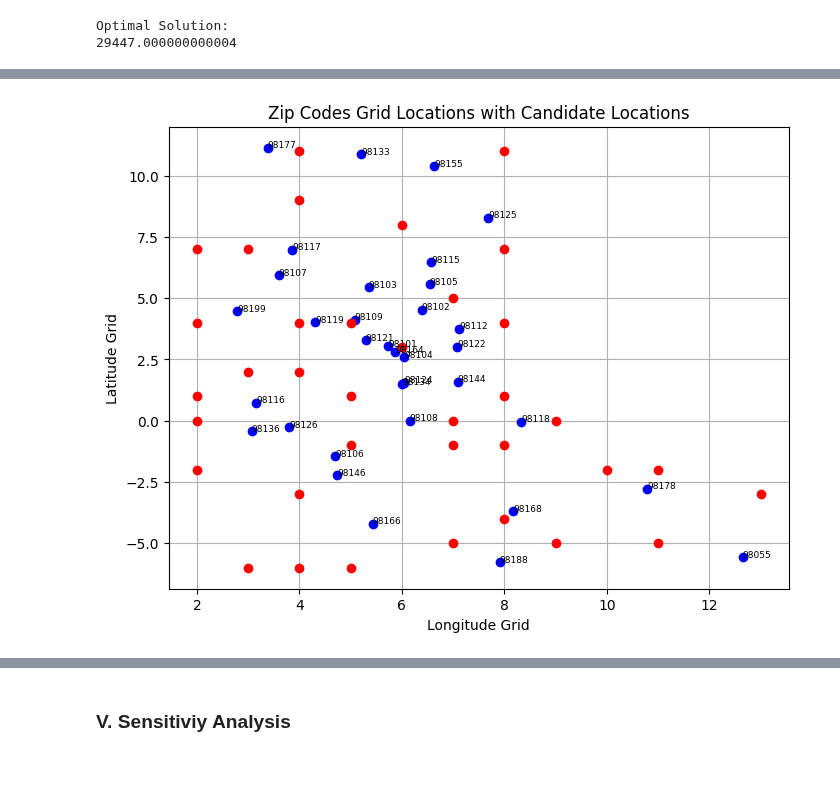
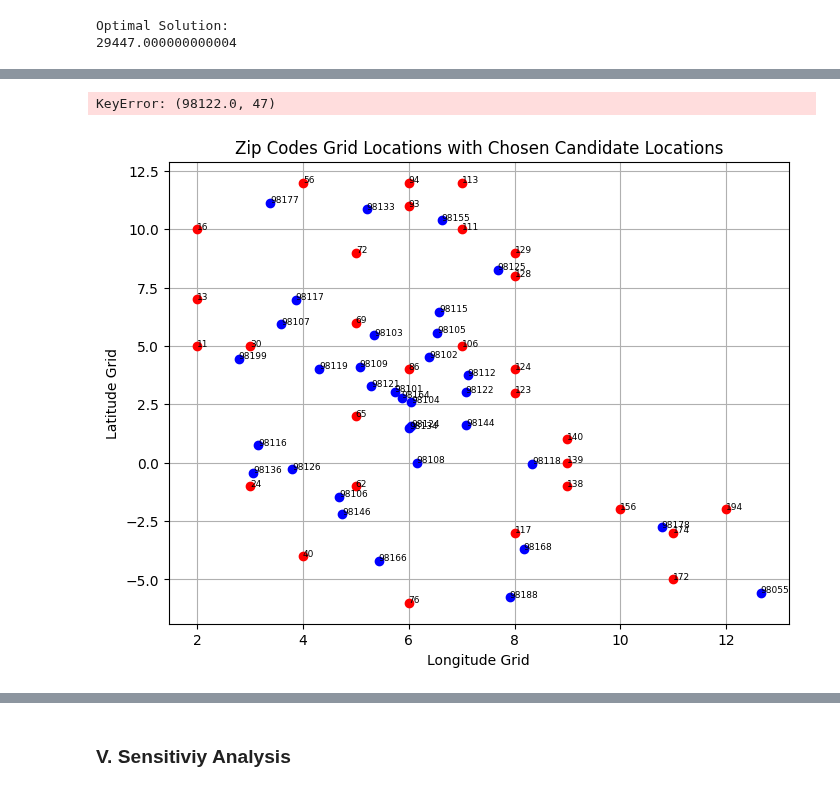
Before and after one commit to lqminhhh/Charging-Location-Optimization, a Jupyter notebook: Final.ipynb, the cells around one changed output, grey strips where cells are left out. Drawn from its saved outputs; the diff is of its cells as text; code cells hidden in the pictures.

Commit message:
new model

```diff
--- a/Final.ipynb
+++ b/Final.ipynb
@@ -314,24 +314,81 @@ for i, j in cartesian_prod:
+# %%
+ck = []
+cand = {}
+gr = {}
+for i, j in distances_filtered.keys():
+    ck.append((i, j))
+    cand[j] = candidate_grid_locations[j]
+    gr[i] = grid_locations[i]
+# %%
+# Model 2
+model1 = gp.Model("Station Cover")
+model1.Params.LogToConsole = 0 # Suppress noisy output
+
+## Data
+### Number of cars requires charging at location i
+n = postal_code_counts.set_index('Postal Code')['Count'].to_dict()
+
+## Variables:
+### Whether to open charging station j?
+C = model1.addVars(cand.keys(), vtype = GRB.BINARY, name = "c")
+
+### The proportion of vehicles in postal code i choose station j for charging service
+X_var = model1.addVars(ck, lb = 0.0, ub = 1.0, vtype = GRB.CONTINUOUS, name = "x")
+
+## Objective
+model1.setObjective(gp.quicksum(X_var[i, j] * n[i] for i, j in ck), GRB.MAXIMIZE)
+
+## Constraints
+### Vehicle charging constraint
+model1.addConstrs(gp.quicksum(X_var[i, j] for j in cand.keys()) <= 1 for i in grid_locations.keys())
+
+### Distances Constraints
+#model1.addConstrs(gp.quicksum(distances[i, j] * X_var[i, j] for i in grid_locations.keys()) <= 2.0 for j in cand.keys()) #problem
+
+### Supply-Demand balance constraint
+model1.addConstrs(gp.quicksum(n[i] * X_var[i, j] for i in grid_locations.keys()) <= 1000 for j in cand.keys())
+
+### Restrict the number of station to be constructed#
+model1.addConstr(gp.quicksum(C[j] for j in cand.keys()) <= 100)
+
+### Can be charge only when there is charging location
+model1.addConstrs(X_var[i, j] <= C[j] for i, j in ck)
+
+model1.optimize()
+
+if model1.status == GRB.OPTIMAL:
+    print("Optimal Solution:")
+    print(model1.ObjVal)
+    result = []
+    res = []
+    for j in cand.keys():
+        if C[j].x > 0.5:
+            res.append(C[j].x)
+            result.append(j)
+        #print(C[j].x)
+else:
+    print("No optimal solution found.")
+# %% [output]
+KeyError: (98122.0, 47)
 # %%
-# Define the grid locations you want to remove
-#locations_to_remove = {(i, j) for i in range(10, 14) for j in range(-1, 13)}
-
-# Remove the specified grid locations from candidate_grid_locations
+# Select the chosen candidate locations after optimizing using Gurobi
 chosen_locations = {idx: (i, j) for idx, (i, j) in candidate_grid_locations.items() if idx in result}
 
 # Plot grid locations
 plt.figure(figsize=(8, 6))
 for zipcode, (lon_idx, lat_idx) in grid_locations.items():
     plt.plot(lon_idx, lat_idx, 'bo')
     plt.text(lon_idx, lat_idx, str(int(zipcode)), fontsize=6.5)
 
 # Plot candidate locations (red points)
 for candidate, (lon_idx, lat_idx) in chosen_locations.items():
     plt.plot(lon_idx, lat_idx, 'ro')
+    plt.text(lon_idx, lat_idx, str(int(candidate)), fontsize=6.5)
 
-plt.title('Zip Codes Grid Locations with Candidate Locations')
+plt.title('Zip Codes Grid Locations with Chosen Candidate Locations')
 plt.xlabel('Longitude Grid')
 plt.ylabel('Latitude Grid')
 plt.grid(True)
 plt.show()
 # %% [output]
-[figure, old version]
+[figure, new version]
```
Also changed, not shown: parts of 5 cells of this notebook.
